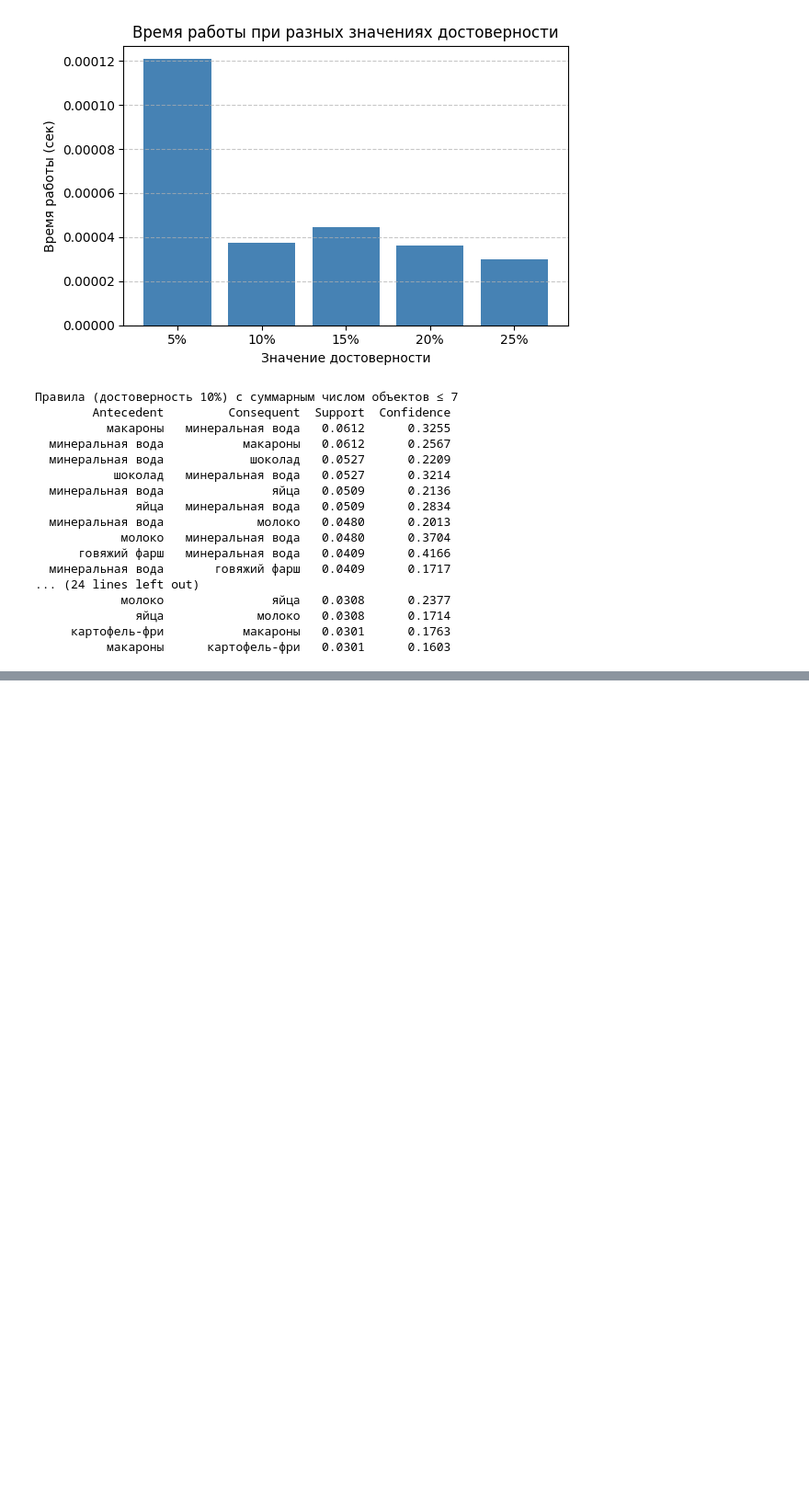
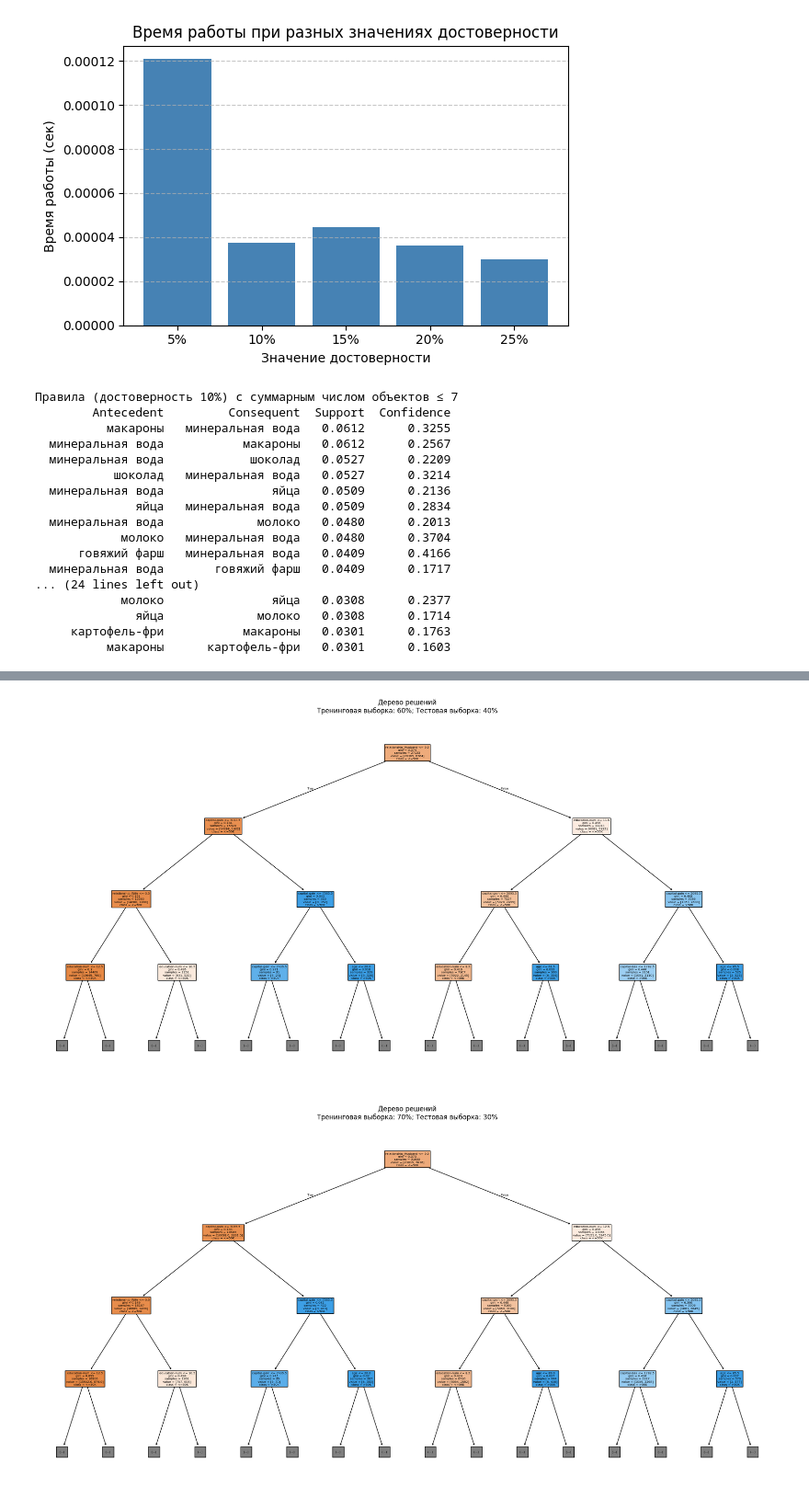
Before and after one commit to lizzzginka/-, a Jupyter notebook: Технологии_аналитической_обработки_информации.ipynb, the cells around one changed output, grey strips where cells are left out. Shown at 92% size. Cells and saved outputs as stored; diff of their text form; code cells hidden in the pictures; blank space fills up the shorter version.

```diff
--- a/Технологии_аналитической_обработки_информации.ipynb
+++ b/Технологии_аналитической_обработки_информации.ipynb
@@ -470,0 +583,28 @@ if __name__ == "__main__":
+# %%
+df.drop(['occupation', 'workclass', 'fnlwgt', 'native-country', 'education'], axis=1, inplace=True)
+target = df['income']
+feature = df.drop('income', axis=1, inplace=False)
+# %%
+from sklearn.metrics import accuracy_score, classification_report, precision_score, recall_score, f1_score
+from sklearn.model_selection import train_test_split
+from sklearn.tree import DecisionTreeClassifier
+
+metrics_results, models = list(), list()
+for train_size in range(60, 91, 10):
+    X_train, X_test, y_train, y_test = train_test_split(feature,
+                                                        target,
+                                                        train_size=train_size / 100,
+                                                        random_state=52)
+    model = DecisionTreeClassifier(random_state=2003, max_depth=7)
+    model.fit(X_train, y_train)
+    model_prediction = model.predict(X_test)
+    accuracy = accuracy_score(y_test, model_prediction)
+    precision = precision_score(y_test, model_prediction, average='binary')  # Для бинарной классификации
+    recall = recall_score(y_test, model_prediction, average='binary')  # Для бинарной классификации
+    fscore = f1_score(y_test, model_prediction, average='binary')
+    report = classification_report(y_test, model_prediction)
+
+    metrics_results.append([accuracy, precision, recall, fscore, train_size])
+    models.append((model, report, train_size))
+    print(f"Train size: {X_train.shape}\nTest size: {X_test.shape}")
+    print(f'Accuracy: {accuracy_score(y_test, model_prediction)}\n')
@@ -470,0 +663,12 @@ if __name__ == "__main__":
+# %%
+from sklearn.tree import plot_tree
+
+for model_info in models:
+    plt.figure(figsize=(24, 12))
+    plot_tree(model_info[0], filled=True, feature_names=feature.columns, class_names=['<=50K', '>50K'], max_depth=3)
+    plt.title(
+        f"Дерево решений\nТренинговая выборка: {round(model_info[2], 2)}%; Тестовая выборка: {(100 - model_info[2])}%")
+    plt.show()
+# %% [output]
+[figure, added]
+[figure, added]
```
Also changed, not shown: parts of 30 cells of this notebook.
